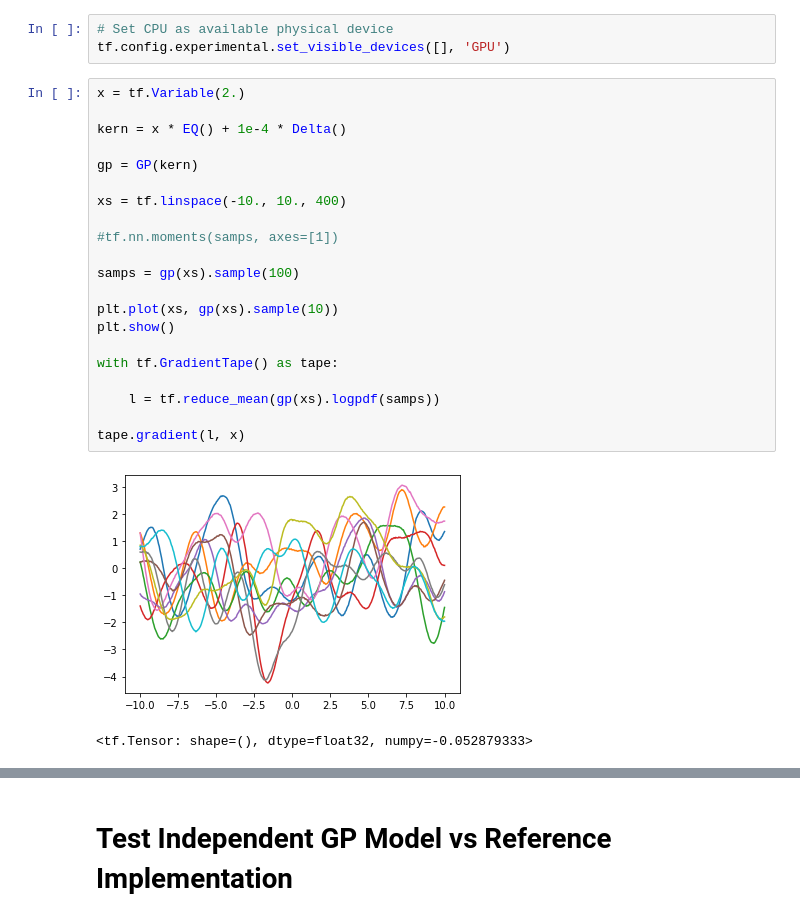
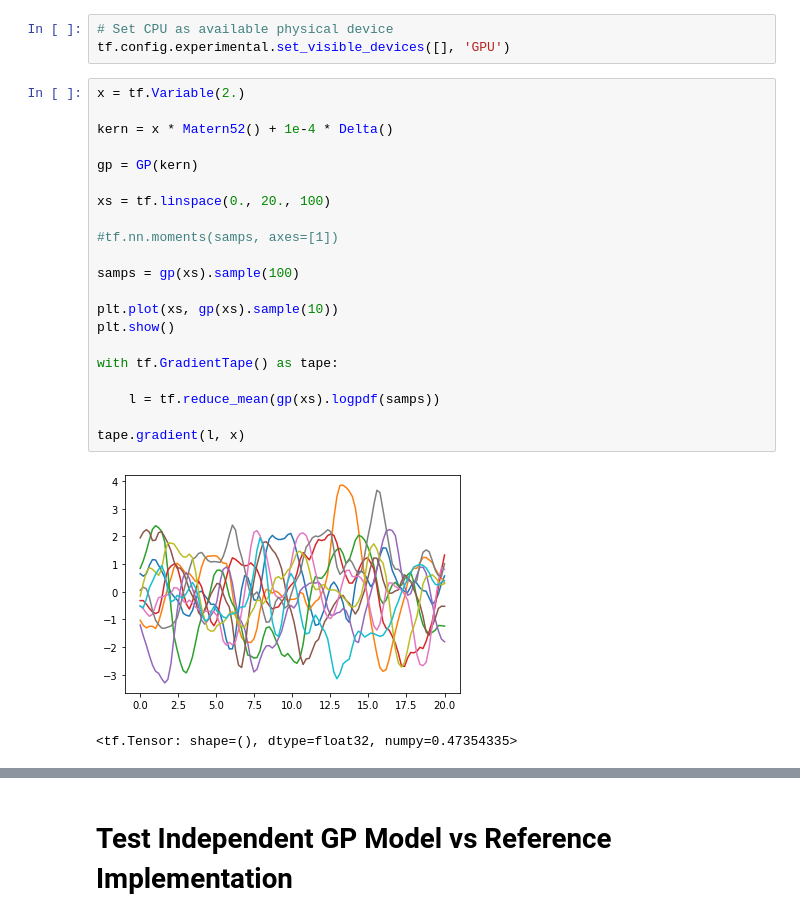
Before and after one commit to gncs/boa, a Jupyter notebook: notebooks/scratch.ipynb, the cells around one changed output, grey strips where cells are left out. Drawn from its saved outputs; the diff is of its cells as text.

```diff
--- a/notebooks/scratch.ipynb
+++ b/notebooks/scratch.ipynb
@@ -36,24 +36,24 @@ tf.config.experimental.set_visible_devices([], 'GPU')
 # %%
 x = tf.Variable(2.)
 
-kern = x * EQ() + 1e-4 * Delta()
+kern = x * Matern52() + 1e-4 * Delta()
 
 gp = GP(kern)
 
-xs = tf.linspace(-10., 10., 400)
+xs = tf.linspace(0., 20., 100)
 
 #tf.nn.moments(samps, axes=[1])
 
 samps = gp(xs).sample(100)
 
 plt.plot(xs, gp(xs).sample(10))
 plt.show()
 
 with tf.GradientTape() as tape:
 
     l = tf.reduce_mean(gp(xs).logpdf(samps))
 
 tape.gradient(l, x)
 # %% [output]
-[figure, old version]
+[figure, new version]
-<tf.Tensor: shape=(), dtype=float32, numpy=-0.052879333>
+<tf.Tensor: shape=(), dtype=float32, numpy=0.47354335>
```
Also changed, not shown: parts of 10 cells of this notebook, 5 other files.
